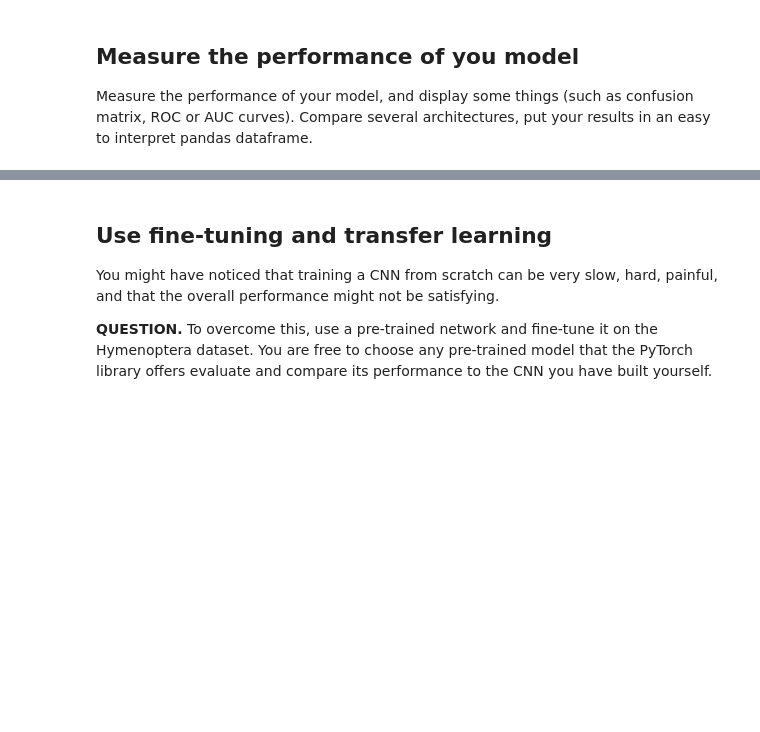
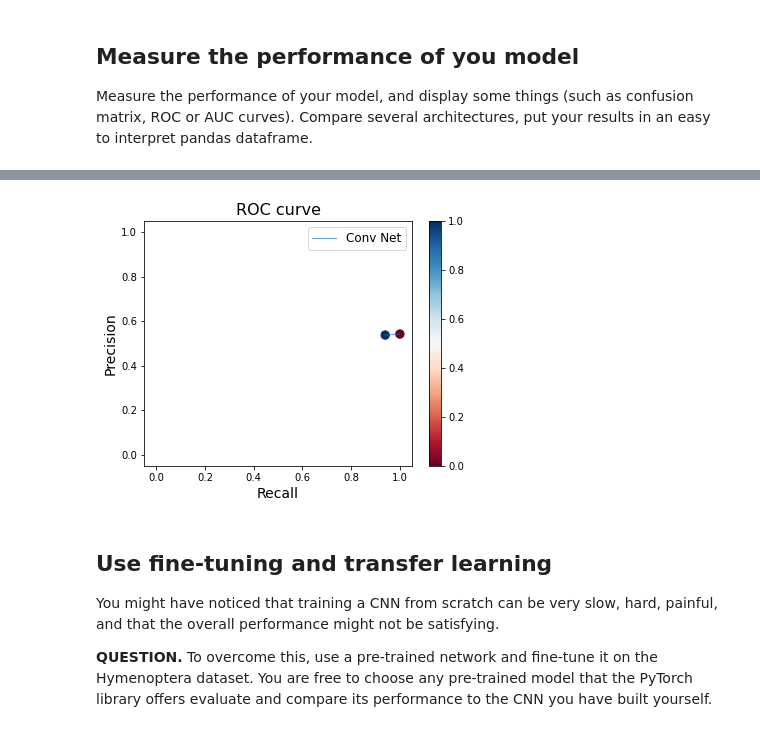
Before and after one commit to JLechuga94/DeepLearning, a Jupyter notebook: T4/tutorial04b.ipynb, the cells around one changed output, grey strips where cells are left out. Drawn from its saved outputs; the diff is of its cells as text; code cells hidden in the pictures; blank space fills up the shorter version.

```diff
--- a/T4/tutorial04b.ipynb
+++ b/T4/tutorial04b.ipynb
@@ -277,3 +382,48 @@ Compare several architectures, put your results in an easy to interpret pandas d
+# %%
+def plot_pr_curve(y_test, y_score, title=None, label=None, legend=True,
+                   show_thresholds=True, colorbar=True):
+    precision, recall, thresholds = precision_recall_curve(y_test, y_score)
+    precision = precision[:-1]
+    recall = recall[:-1]
+    avg_prec = average_precision_score(y_test, y_score)
+
+    if label is None:
+        label='PR curve (area = %0.2f)' % avg_prec
+
+    if title is None:
+        title = "PR curve"
+
+    if show_thresholds:
+        norm = plt.Normalize(vmin=0, vmax=1)
+        plt.plot(recall, precision, lw=1, label=label, alpha=0.7)
+        plt.scatter(recall, precision, cmap=cm, c=thresholds, s=70, norm=norm)
+        if colorbar:
+            plt.colorbar()
+    else:
+        plt.plot(recall, precision, lw=3, label=label)
+
+    plt.xlim([-0.05, 1.05])
+    plt.ylim([-0.05, 1.05])
+    plt.xlabel('Recall', fontsize=14)
+    plt.ylabel('Precision', fontsize=14)
+    plt.title(title, fontsize=16)
+    if legend:
+        plt.legend(fontsize=12)
+
+def plot_pr_curves(y_test, y_scores, labels, title=None, show_thresholds=True):
+    for y_score, label in zip(y_scores, labels):
+        plot_pr_curve(y_test, y_score, label=label, legend=False,
+                       show_thresholds=show_thresholds, colorbar=False)
+    plt.legend(fontsize=12)
+    if show_thresholds:
+        plt.colorbar()
+    if title is not None:
+        plt.title(title, fontsize=16)
+# %%
+plt.figure(figsize=(6, 4.5))
+plot_pr_curves(val_data.targets, [scores.argmax(1)], labels=["Conv Net"], title="ROC curve")
+# %% [output]
+[figure, added]
 # %%
 https://pytorch.org/tutorials/beginner/transfer_learning_tutorial.html
 # %% [markdown]
```
Also changed, not shown: parts of 12 cells of this notebook.
